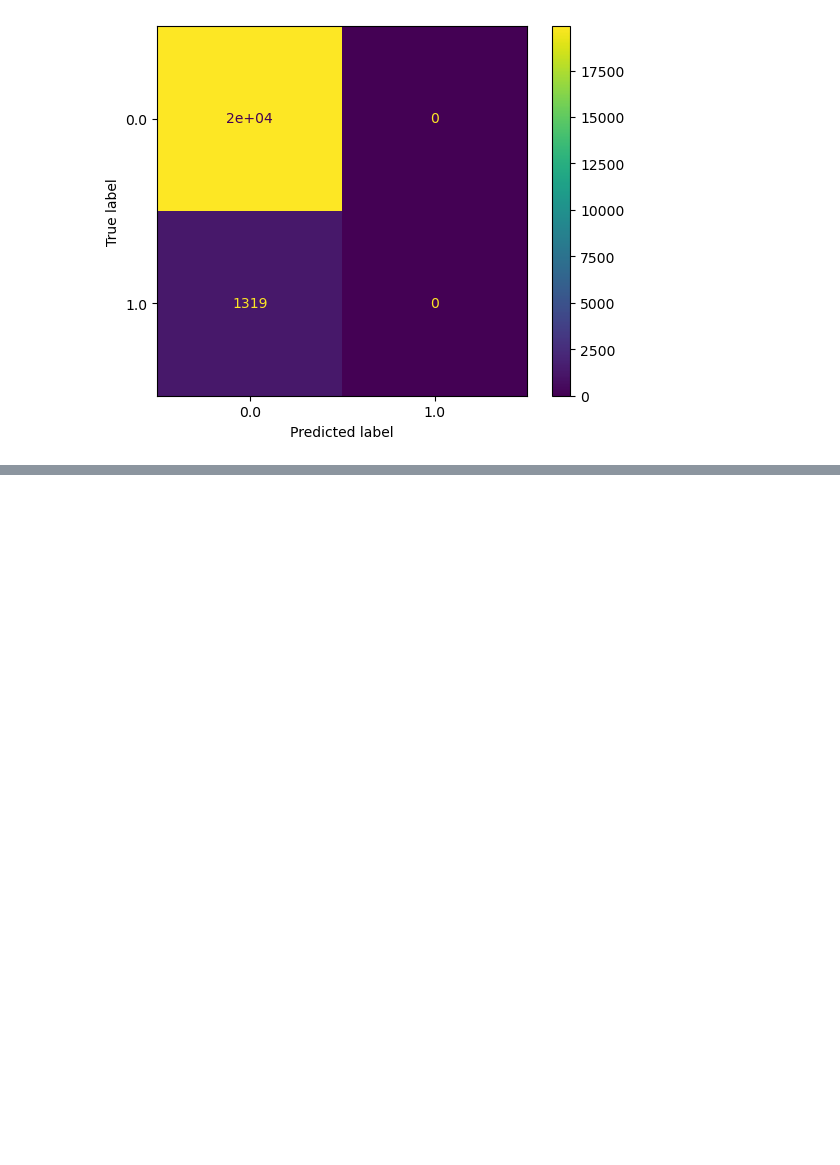
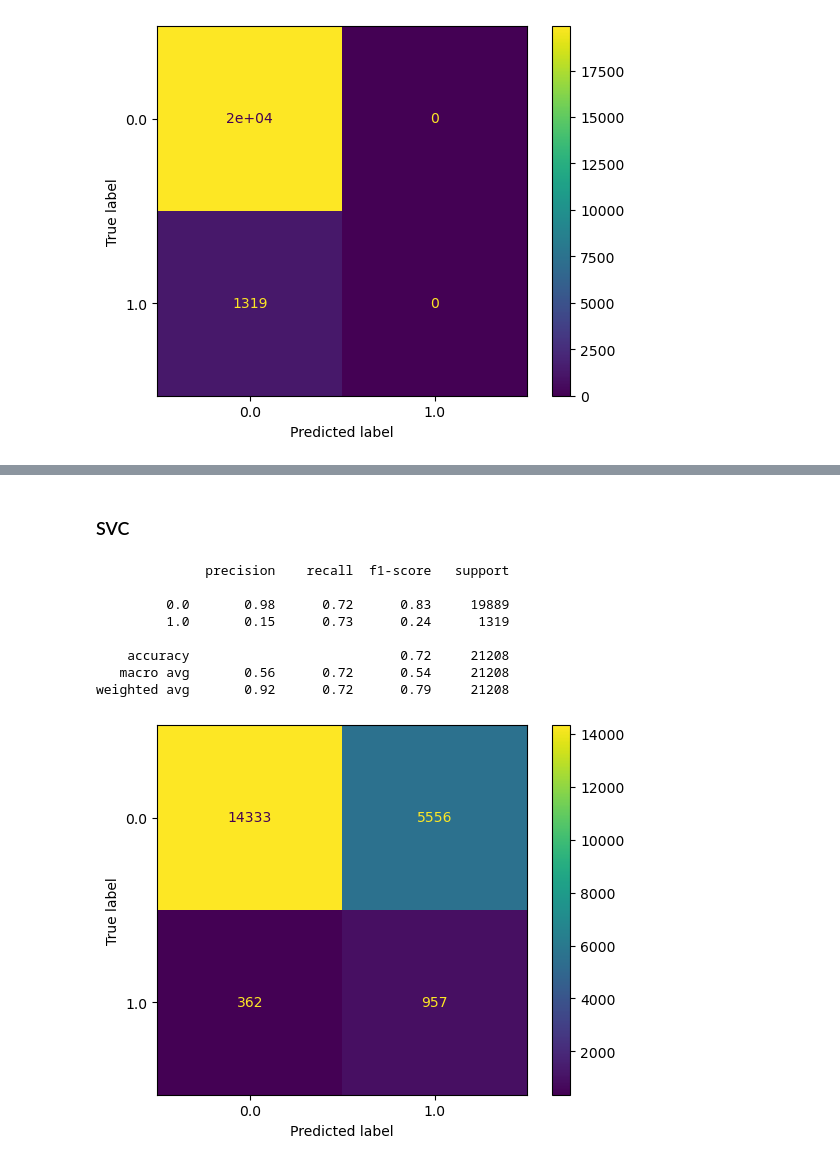
Before and after one commit to TurnipPudding/Machine-Learning---SCC0276, a Jupyter notebook: DHS Prediction (Stroke Prediction_Multiple Models_Classification).ipynb, the cells around one changed output, grey strips where cells are left out. Cells and saved outputs as stored; diff of their text form; code cells hidden in the pictures; blank space fills up the shorter version.

```diff
--- a/DHS Prediction (Stroke Prediction_Multiple Models_Classification).ipynb
+++ b/DHS Prediction (Stroke Prediction_Multiple Models_Classification).ipynb
@@ -926,0 +935,14 @@ weighted avg       0.88      0.94      0.91     21208
+# %% [markdown]
+### SVC
+# %%
+model_train_test(SVC(class_weight='balanced', kernel='rbf', C=1.0, gamma='scale', random_state=42))
+# %% [output]
+              precision    recall  f1-score   support
+
+         0.0       0.98      0.72      0.83     19889
+         1.0       0.15      0.73      0.24      1319
+
+    accuracy                           0.72     21208
+   macro avg       0.56      0.72      0.54     21208
+weighted avg       0.92      0.72      0.79     21208
+[figure, added]
```
Also changed, not shown: parts of 7 cells of this notebook.
